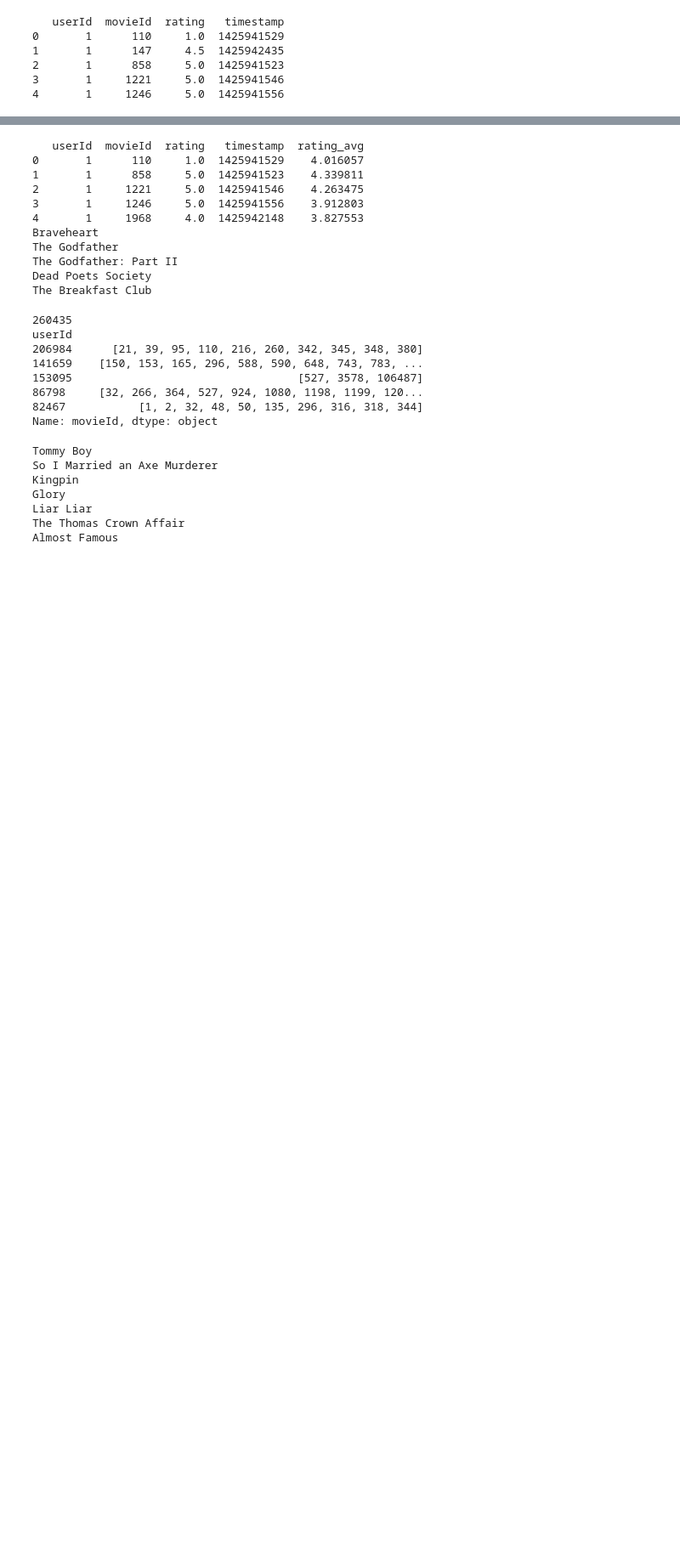
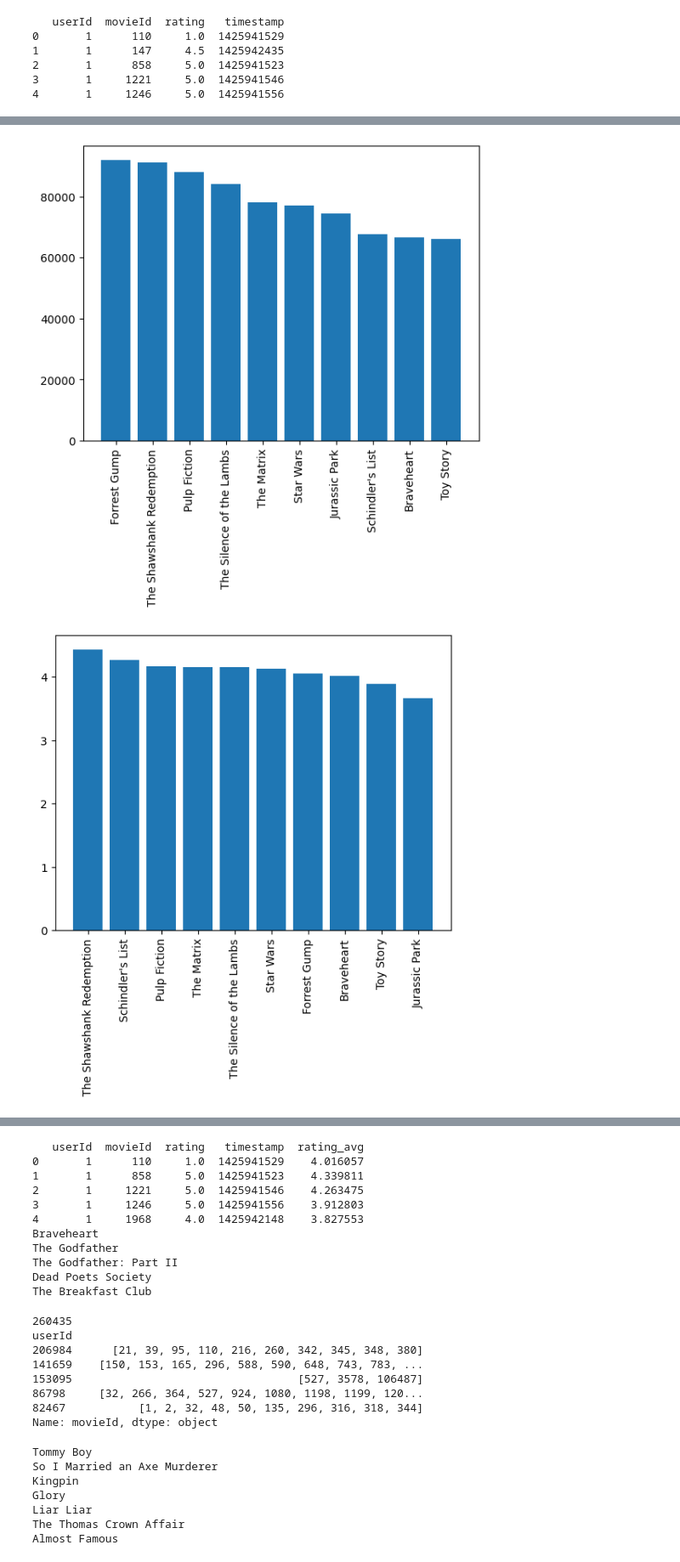
Before and after one commit to 4-en/datamining_examples, a Jupyter notebook: association_rules/association_movie_recommendations.ipynb, the cells around one changed output, grey strips where cells are left out. Shown at 85% size. Saved outputs shown, nothing was run; the diff lists cells and outputs as text; code cells hidden in the pictures; blank space fills up the shorter version.

```diff
--- a/association_rules/association_movie_recommendations.ipynb
+++ b/association_rules/association_movie_recommendations.ipynb
@@ -86,0 +95,26 @@ print(data.head())
+# %%
+# most popular movies with their ratings
+most_rated = data.groupby('movieId').size().sort_values(ascending=False)[:10]
+
+avg_rating = data.groupby('movieId')['rating'].mean()
+names = []
+for i in most_rated.index:
+    names.append(id_to_title(i))
+
+most_rated = pd.DataFrame({'movieId': most_rated.index, 'count': most_rated.values, 'avg_rating': avg_rating[most_rated.index].values, 'title': names})
+fig = plt.figure()
+ax = fig.add_subplot(111)
+ax.bar(most_rated['title'], most_rated['count'])
+plt.xticks(rotation=90)
+plt.show()
+
+# most rated movies with their average rating
+most_rated = most_rated.sort_values(by='avg_rating', ascending=False)
+fig = plt.figure()
+ax = fig.add_subplot(111)
+ax.bar(most_rated['title'], most_rated['avg_rating'])
+plt.xticks(rotation=90)
+plt.show()
+# %% [output]
+[figure, added]
+[figure, added]
```
Also changed, not shown: parts of 2 cells of this notebook, 2 other files.
